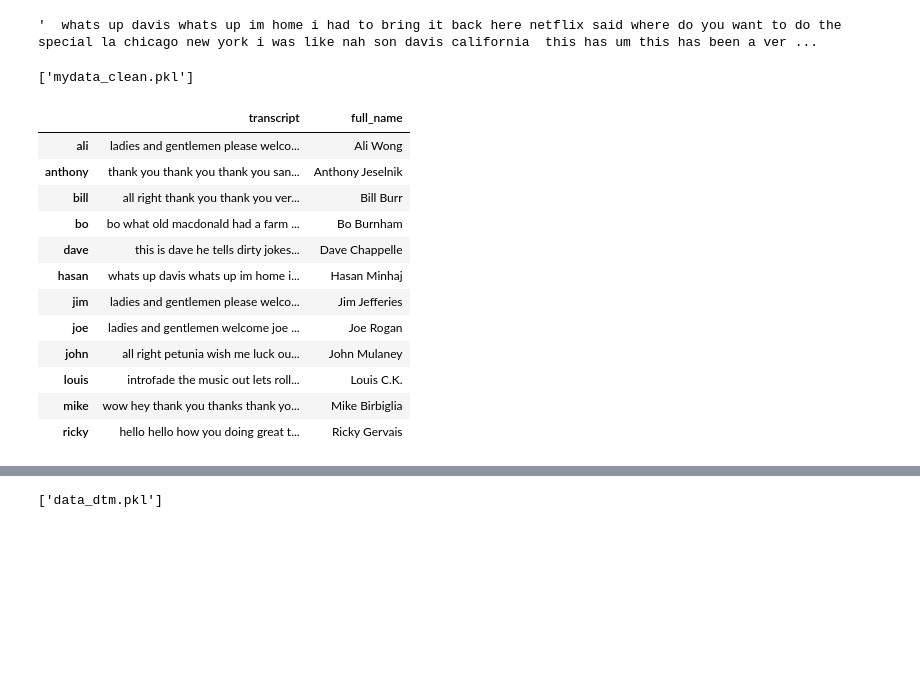
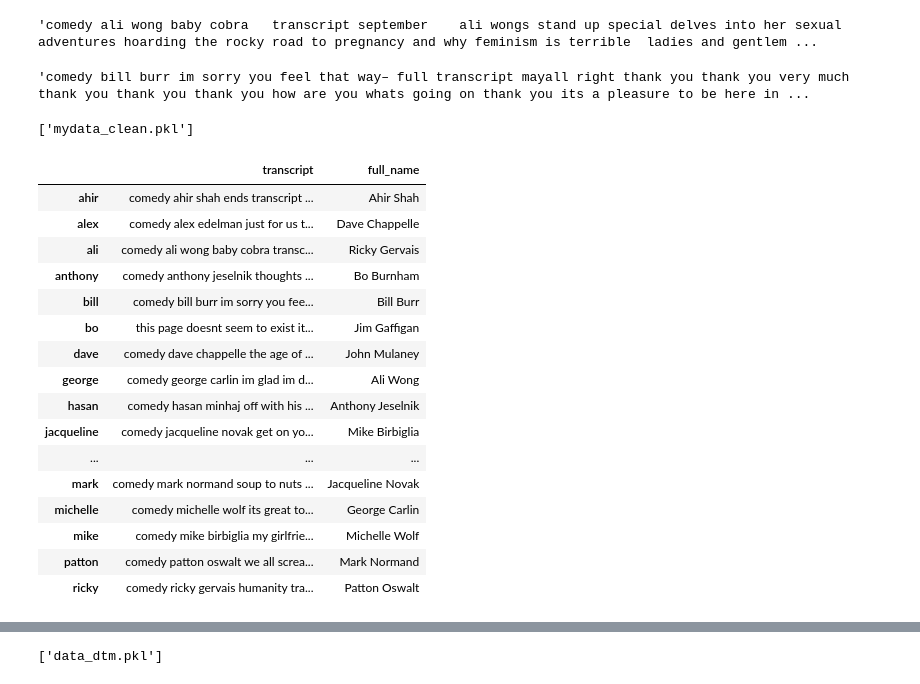
Before and after one commit to AbhaijeetSingh11/NLP, a Jupyter notebook: NLP_assignment2.ipynb, the cells around one changed output, grey strips where cells are left out. Drawn from its saved outputs; the diff is of its cells as text; code cells hidden in the pictures; blank space fills up the shorter version.

Commit message:
updated with 21 transcripts

```diff
--- a/NLP_assignment2.ipynb
+++ b/NLP_assignment2.ipynb
@@ -92,9 +186,9 @@ def clean_text_round2(text):
 round2 = lambda x: clean_text_round2(x)
 # %%
 data_clean = pd.DataFrame(data_clean.transcript.apply(round2))
-data_clean.transcript[5]
+data_clean.transcript[2]
 # %% [output]
-'  whats up davis whats up im home i had to bring it back here netflix said where do you want to do the special la chicago new york i was like nah son davis california  this has um this has been a ver ...
+'comedy ali wong baby cobra   transcript september    ali wongs stand up special delves into her sexual adventures hoarding the rocky road to pregnancy and why feminism is terrible  ladies and gentlem ...
 # %%
 def clean_round3(text):
     text = re.sub(r"♪+", "", text)
@@ -108,29 +202,38 @@ round3 = lambda x:clean_round3(x)
 import joblib
 data_clean = pd.DataFrame(data_clean.transcript.apply(round3))
 data_clean.transcript[4]
-joblib.dump(data_clean, "mydata_clean.pkl")
 # %% [output]
-['mydata_clean.pkl']
+'comedy bill burr im sorry you feel that way– full transcript mayall right thank you thank you very much thank you thank you thank you how are you whats going on thank you its a pleasure to be here in ...
-# %%
-full_names = ['Ali Wong', 'Anthony Jeselnik', 'Bill Burr', 'Bo Burnham', 'Dave Chappelle', 'Hasan Minhaj',
-              'Jim Jefferies', 'Joe Rogan', 'John Mulaney', 'Louis C.K.', 'Mike Birbiglia', 'Ricky Gervais']
-
-data_clean['full_name'] = full_names
-data_clean
-# %% [output]
-|  | transcript | full_name |
-| ali | ladies and gentlemen please welco... | Ali Wong |
-| anthony | thank you thank you thank you san... | Anthony Jeselnik |
-| bill | all right thank you thank you ver... | Bill Burr |
-| bo | bo what old macdonald had a farm ... | Bo Burnham |
-| dave | this is dave he tells dirty jokes... | Dave Chappelle |
-| hasan | whats up davis whats up im home i... | Hasan Minhaj |
-| jim | ladies and gentlemen please welco... | Jim Jefferies |
-| joe | ladies and gentlemen welcome joe ... | Joe Rogan |
-| john | all right petunia wish me luck ou... | John Mulaney |
-| louis | introfade the music out lets roll... | Louis C.K. |
-| mike | wow hey thank you thanks thank yo... | Mike Birbiglia |
-| ricky | hello hello how you doing great t... | Ricky Gervais |
+# %%
+joblib.dump(data_clean, "mydata_clean.pkl")
+# %% [output]
+['mydata_clean.pkl']
+# %%
+full_names = ['Ahir Shah', 'Dave Chappelle', 'Ricky Gervais', 'Bo Burnham', 'Bill Burr', 'Jim Gaffigan',
+              'John Mulaney', 'Ali Wong', 'Anthony Jeselnik', 'Mike Birbiglia', 'Joe Rogan', 'Jamie Foxx',
+              'Hasan Minhaj', 'Louis C.K.', 'Keith Alberstadt', 'Alex Edelman', 'Jacqueline Novak',
+              'George Carlin', 'Michelle Wolf', 'Mark Normand', 'Patton Oswalt']
+
+data_clean['full_name'] = full_names
+data_clean
+# %% [output]
+|  | transcript | full_name |
+| ahir | comedy ahir shah ends transcript ... | Ahir Shah |
+| alex | comedy alex edelman just for us t... | Dave Chappelle |
+| ali | comedy ali wong baby cobra transc... | Ricky Gervais |
+| anthony | comedy anthony jeselnik thoughts ... | Bo Burnham |
+| bill | comedy bill burr im sorry you fee... | Bill Burr |
+| bo | this page doesnt seem to exist it... | Jim Gaffigan |
+| dave | comedy dave chappelle the age of ... | John Mulaney |
+| george | comedy george carlin im glad im d... | Ali Wong |
+| hasan | comedy hasan minhaj off with his ... | Anthony Jeselnik |
+| jacqueline | comedy jacqueline novak get on yo... | Mike Birbiglia |
+| ... | ... | ... |
+| mark | comedy mark normand soup to nuts ... | Jacqueline Novak |
+| michelle | comedy michelle wolf its great to... | George Carlin |
+| mike | comedy mike birbiglia my girlfrie... | Michelle Wolf |
+| patton | comedy patton oswalt we all screa... | Mark Normand |
+| ricky | comedy ricky gervais humanity tra... | Patton Oswalt |
 # %%
 from sklearn.feature_extraction.text import CountVectorizer
 cv = CountVectorizer(ngram_range=(1,2),min_df=0.3,max_df=0.7,stop_words='english')
```
Also changed, not shown: parts of 16 cells of this notebook, 25 other files.
